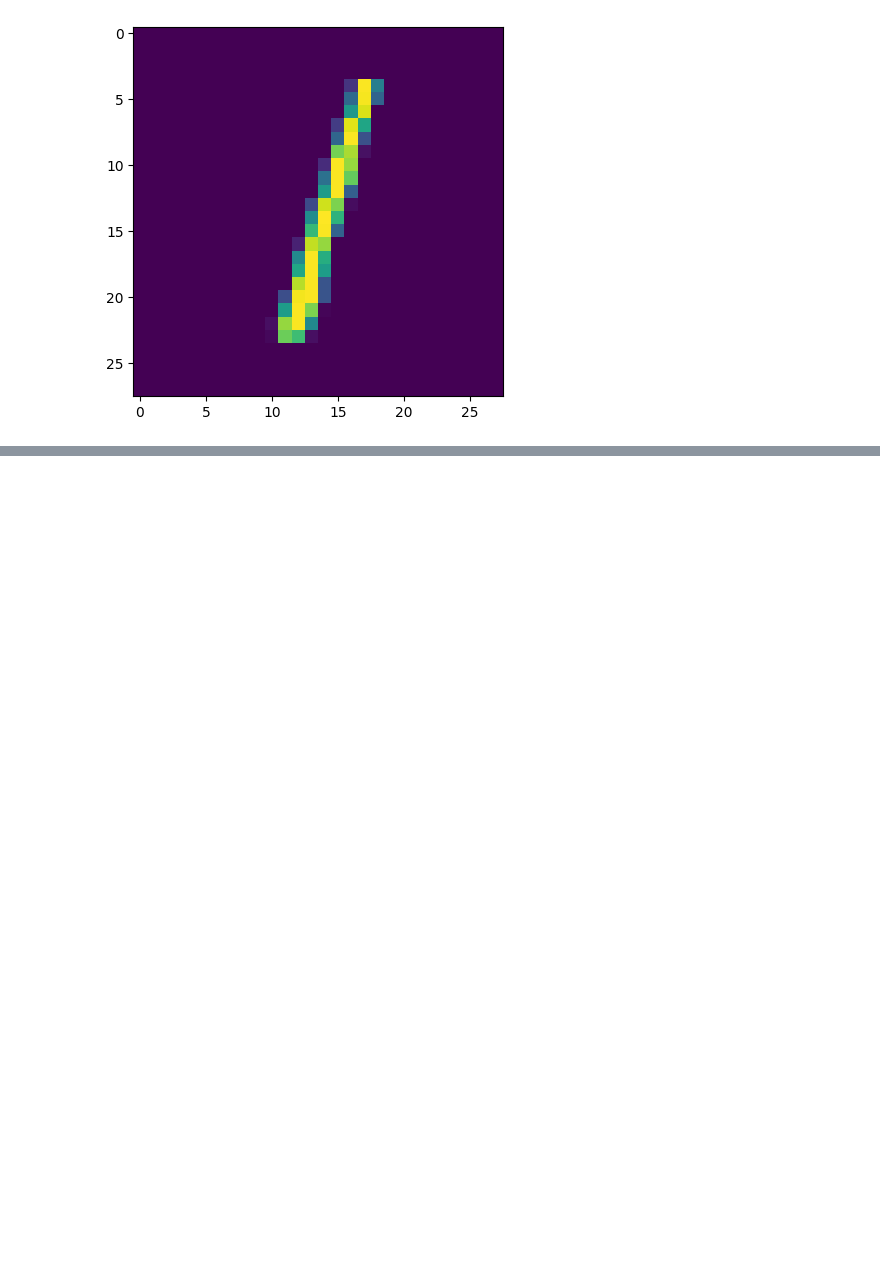
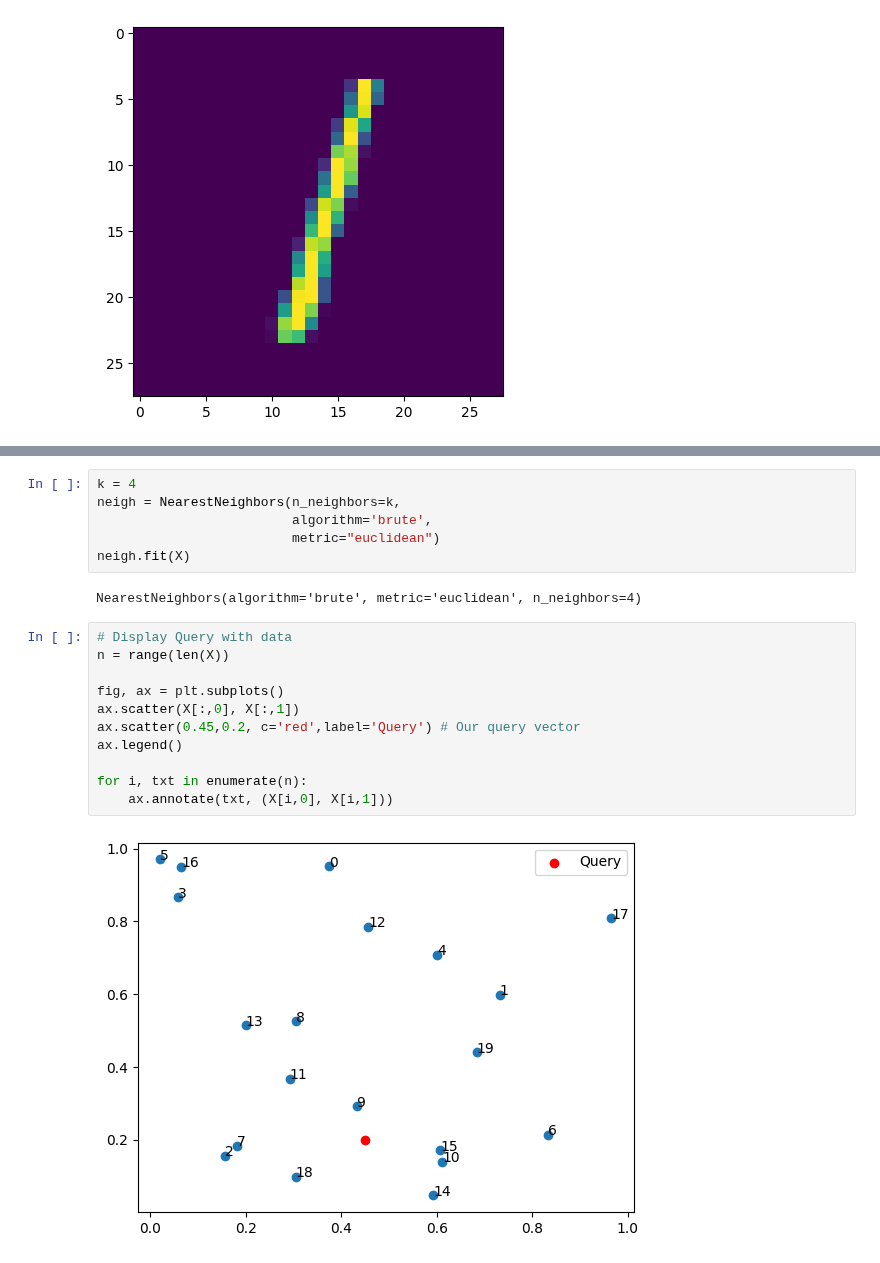
Before and after one commit to aadehamid/embeddings, a Jupyter notebook: vector_DB.ipynb, the cells around one changed output, grey strips where cells are left out. Saved outputs shown, nothing was run; the diff lists cells and outputs as text; blank space fills up the shorter version.

```diff
--- a/vector_DB.ipynb
+++ b/vector_DB.ipynb
@@ -251,0 +403,21 @@ plt.show()
+# %%
+k = 4
+neigh = NearestNeighbors(n_neighbors=k,
+                         algorithm='brute',
+                         metric="euclidean")
+neigh.fit(X)
+# %% [output]
+NearestNeighbors(algorithm='brute', metric='euclidean', n_neighbors=4)
+# %%
+# Display Query with data
+n = range(len(X))
+
+fig, ax = plt.subplots()
+ax.scatter(X[:,0], X[:,1])
+ax.scatter(0.45,0.2, c='red',label='Query') # Our query vector
+ax.legend()
+
+for i, txt in enumerate(n):
+    ax.annotate(txt, (X[i,0], X[i,1]))
+# %% [output]
+[figure, added]
```
Also changed, not shown: parts of 42 cells of this notebook.
